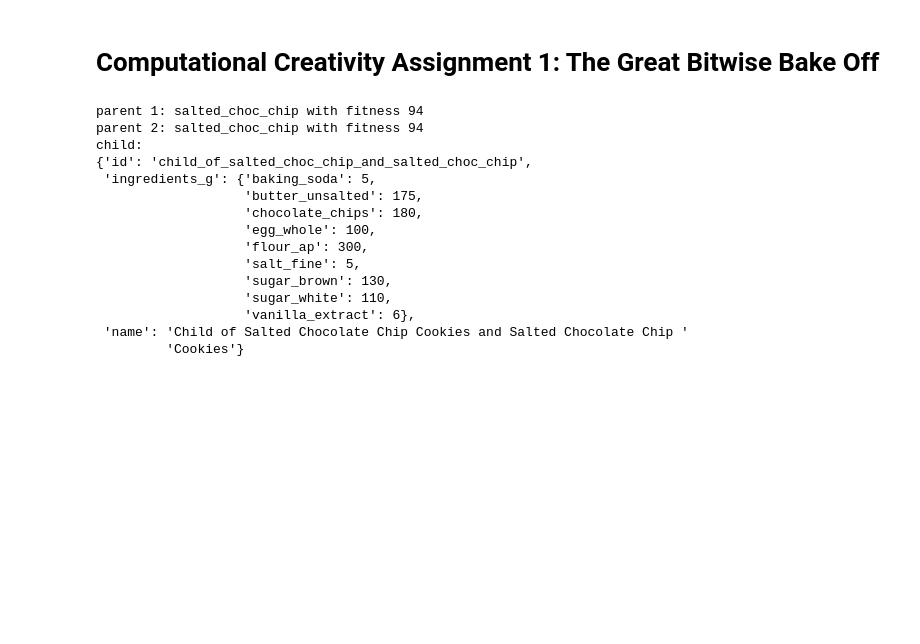
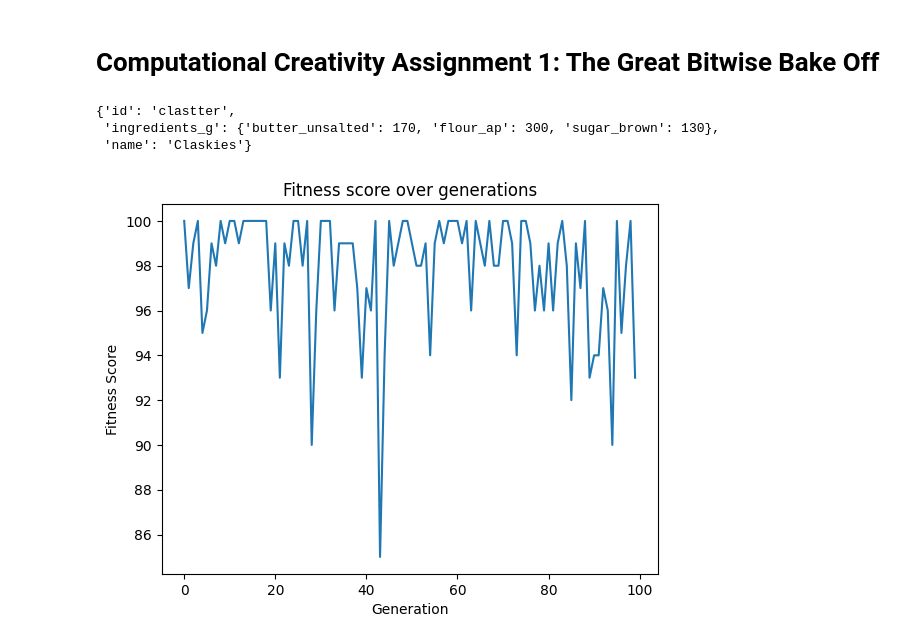
Before and after one commit to RwikKamilya/computational_creativity_group_ass_1, a Jupyter notebook: assignment1.ipynb, the cells around one changed output. Drawn from its saved outputs; the diff is of its cells as text; code cells hidden in the pictures; blank space fills up the shorter version.

Commit message:
genetic algorithm loop

```diff
--- a/assignment1.ipynb
+++ b/assignment1.ipynb
@@ -26,8 +25,8 @@ def select_parent(recipes, fitness_scores):
 # TODO: Improve this by a lot
 def crossover(parent1, parent2):
     child = {}
-    child["id"] = f"child_of_{parent1['id']}_and_{parent2['id']}"
-    child["name"] = f"Child of {parent1['name']} and {parent2['name']}"
+    child["id"] = f"{parent1['id'][:4]}{parent2['id'][-4:]}"
+    child["name"] = f"{parent1['name'][:4]}{parent2['name'][-4:]}"
 
     p1_ingredients = parent1["ingredients_g"]
     p2_ingredients = parent2["ingredients_g"]
@@ -52,31 +51,46 @@ def mutate(recipe):
     return recipe
 # %%
 # Normalisation
+# TODO: Implement
+def normalise(recipe):
+    return recipe
-# %%
-# Test
-fitness_scores = fitness_function(inspiring_set)
-p1 = select_parent(inspiring_set, fitness_scores)
-p2 = select_parent(inspiring_set, fitness_scores)
-
-print(f"parent 1: {p1['id']} with fitness {fitness_scores[inspiring_set.index(p1)]}")
-print(f"parent 2: {p2['id']} with fitness {fitness_scores[inspiring_set.index(p2)]}")
-
-child = crossover(p1, p2)
-print("child:")
-pprint.pprint(child)
-# %% [output]
-parent 1: salted_choc_chip with fitness 94
-parent 2: salted_choc_chip with fitness 94
-child:
-{'id': 'child_of_salted_choc_chip_and_salted_choc_chip',
- 'ingredients_g': {'baking_soda': 5,
-                   'butter_unsalted': 175,
-                   'chocolate_chips': 180,
-                   'egg_whole': 100,
-                   'flour_ap': 300,
-                   'salt_fine': 5,
-                   'sugar_brown': 130,
-                   'sugar_white': 110,
-                   'vanilla_extract': 6},
- 'name': 'Child of Salted Chocolate Chip Cookies and Salted Chocolate Chip '
-         'Cookies'}
+# %%
+# Generate new generation
+def generate_new_generation(recipes, population_size, fitness_scores):
+    new_generation = []
+    for _ in range(population_size):
+        p1 = select_parent(recipes, fitness_scores)
+        p2 = select_parent(recipes, fitness_scores)
+        child = crossover(p1, p2)
+        # child = mutate(child)
+        child = normalise(child)
+        new_generation.append(child)
+    return new_generation
+# %%
+# Genetic Algorithm Loop
+population = inspiring_set
+population_size = len(inspiring_set)
+n_generations = 100
+
+best_fitness_scores = []
+
+for generation in range(n_generations):
+    population = generate_new_generation(population, population_size, fitness_scores)
+
+    fitness_scores = fitness_function(population)
+    best_fitness_scores.append(max(fitness_scores))
+
+pprint.pprint(population[1])
+# %% [output]
+{'id': 'clastter',
+ 'ingredients_g': {'butter_unsalted': 170, 'flour_ap': 300, 'sugar_brown': 130},
+ 'name': 'Claskies'}
+# %%
+# Plot results
+plt.plot(range(n_generations), best_fitness_scores)
+plt.xlabel("Generation")
+plt.ylabel("Fitness Score")
+plt.title("Fitness score over generations")
+plt.show()
+# %% [output]
+[figure, added]
```
Also changed, not shown: parts of 2 cells of this notebook.
